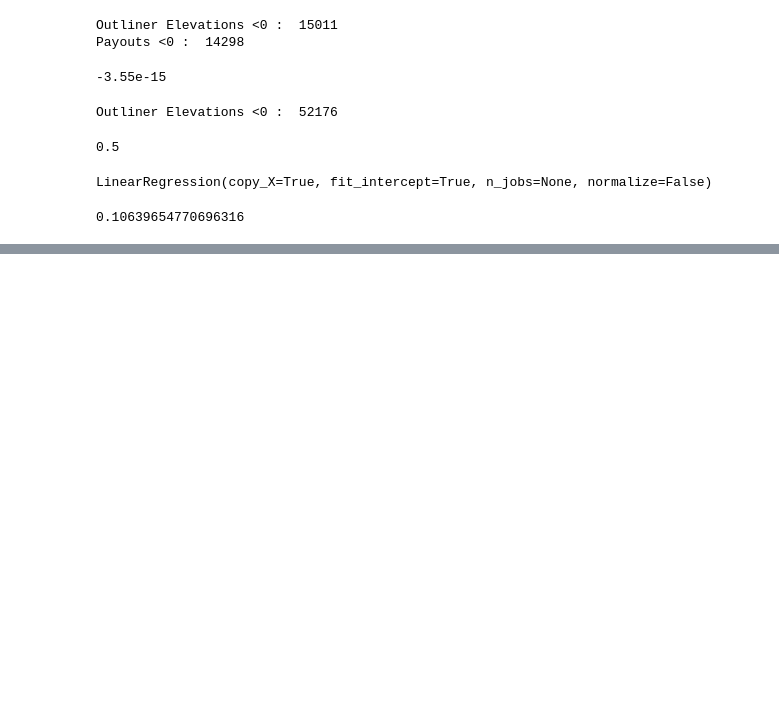
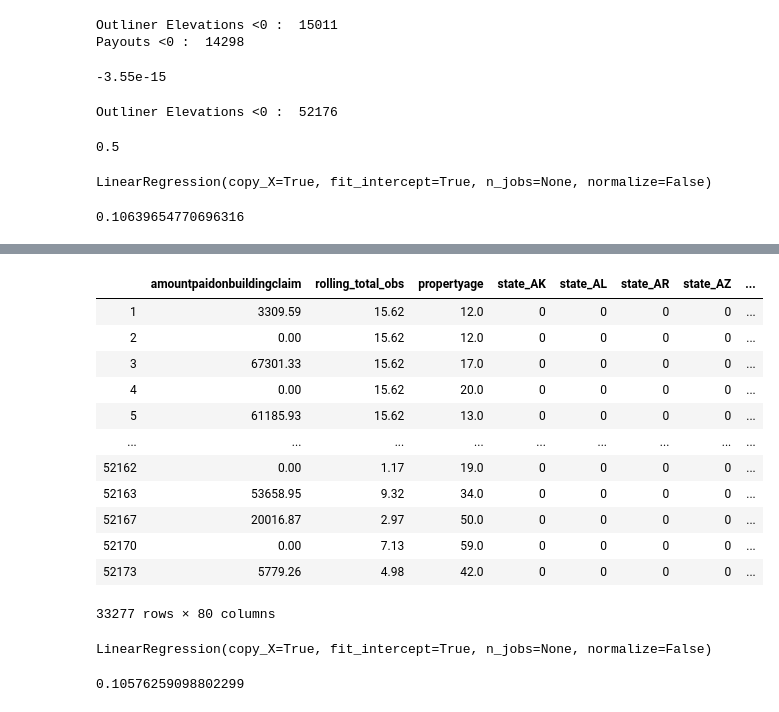
Before and after one commit to hbostanchi/Fema_Flood_Payout, a Jupyter notebook: FEMA+NASA_data_analysis.ipynb, the cells around one changed output, grey strips where cells are left out. Drawn from its saved outputs; the diff is of its cells as text; code cells hidden in the pictures; blank space fills up the shorter version.

```diff
--- a/FEMA+NASA_data_analysis.ipynb
+++ b/FEMA+NASA_data_analysis.ipynb
@@ -174,0 +215,4 @@ score_with_rain
+# %%
+FEMA_zones = FEMA_zones.drop(FEMA_zones[filter_zones_A], axis=1)
+# %%
+FEMA_zones = FEMA_zones.drop(FEMA_zones[filter_zones_V], axis=1)
@@ -174,0 +239,16 @@ score_with_rain
+# %%
+FEMA_zones.rename(columns={"Zone A": "floodzone_A", "Zone V": "floodzone_V"})
+# %% [output]
+|  | amountpaidonbuildingclaim | rolling_total_obs | propertyage | state_AK | state_AL | state_AR | state_AZ | ... |
+| 1 | 3309.59 | 15.62 | 12.0 | 0 | 0 | 0 | 0 | ... |
+| 2 | 0.00 | 15.62 | 12.0 | 0 | 0 | 0 | 0 | ... |
+| 3 | 67301.33 | 15.62 | 17.0 | 0 | 0 | 0 | 0 | ... |
+| 4 | 0.00 | 15.62 | 20.0 | 0 | 0 | 0 | 0 | ... |
+| 5 | 61185.93 | 15.62 | 13.0 | 0 | 0 | 0 | 0 | ... |
+| ... | ... | ... | ... | ... | ... | ... | ... | ... |
+| 52162 | 0.00 | 1.17 | 19.0 | 0 | 0 | 0 | 0 | ... |
+| 52163 | 53658.95 | 9.32 | 34.0 | 0 | 0 | 0 | 0 | ... |
+| 52167 | 20016.87 | 2.97 | 50.0 | 0 | 0 | 0 | 0 | ... |
+| 52170 | 0.00 | 7.13 | 59.0 | 0 | 0 | 0 | 0 | ... |
+| 52173 | 5779.26 | 4.98 | 42.0 | 0 | 0 | 0 | 0 | ... |
+33277 rows × 80 columns
@@ -174,0 +265,15 @@ score_with_rain
+# %%
+# Train the Classifier
+
+from sklearn.linear_model import LinearRegression
+
+#random forest, neural networks with linear regression
+model = LinearRegression()
+model.fit(X_train, y_train)
+# %% [output]
+LinearRegression(copy_X=True, fit_intercept=True, n_jobs=None, normalize=False)
+# %%
+score_with_combinedzones= model.score(X_test, y_test)
+score_with_combinedzones
+# %% [output]
+0.10576259098802299
```
Also changed, not shown: parts of 6 cells of this notebook.
